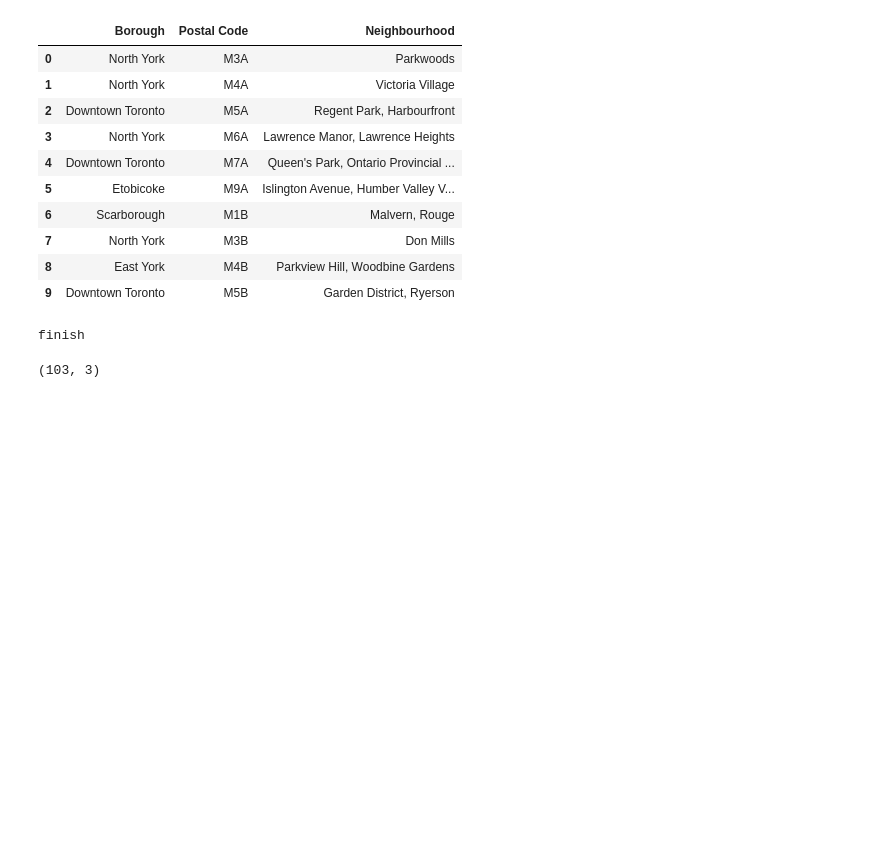
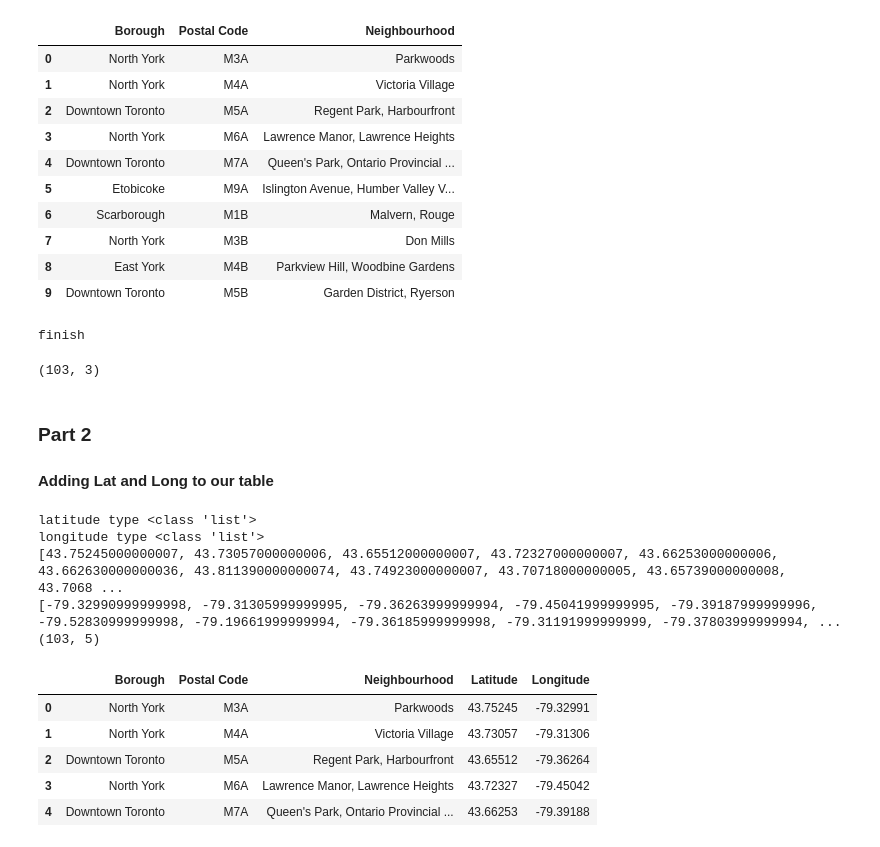
Before and after one commit to 4094238/Coursera_Capstone, a Jupyter notebook: Capstone Project Course!.ipynb, the cells around one changed output. Cells and saved outputs as stored; diff of their text form; code cells hidden in the pictures; blank space fills up the shorter version.

```diff
--- a/Capstone Project Course!.ipynb
+++ b/Capstone Project Course!.ipynb
@@ -101,3 +101,6 @@ finish
 df.shape
 # %% [output]
 (103, 3)
+# %% [markdown]
+### Part 2
+#### Adding Lat and Long to our table
@@ -103,0 +109,43 @@ df.shape
+# %%
+# empty lists
+
+latitude = list()
+longitude = list()
+
+# looping to generate list with lat and long for each postal code
+
+for i in df['Postal Code']:
+    g = geocoder.arcgis("{}, Toronto, Ontario".format(i))
+    lat = g.json['lat']
+    lng = g.json['lng']
+    latitude.append(lat)
+    longitude.append(lng)
+
+# printing to check everything went well
+
+print("latitude type", type(latitude))
+print('longitude type', type(longitude))
+print(latitude)
+print(longitude)
+
+# adding latitude and lingitude columns to our dataframe
+
+df['Latitude'] = latitude
+df['Longitude'] = longitude
+
+# checking everything went well
+
+print(df.shape)
+df.head()
+# %% [output]
+latitude type <class 'list'>
+longitude type <class 'list'>
+[43.75245000000007, 43.73057000000006, 43.65512000000007, 43.72327000000007, 43.66253000000006, 43.662630000000036, 43.811390000000074, 43.74923000000007, 43.70718000000005, 43.65739000000008, 43.7068 ...
+[-79.32990999999998, -79.31305999999995, -79.36263999999994, -79.45041999999995, -79.39187999999996, -79.52830999999998, -79.19661999999994, -79.36185999999998, -79.31191999999999, -79.37803999999994, ...
+(103, 5)
+|  | Borough | Postal Code | Neighbourhood | Latitude | Longitude |
+| 0 | North York | M3A | Parkwoods | 43.75245 | -79.32991 |
+| 1 | North York | M4A | Victoria Village | 43.73057 | -79.31306 |
+| 2 | Downtown Toronto | M5A | Regent Park, Harbourfront | 43.65512 | -79.36264 |
+| 3 | North York | M6A | Lawrence Manor, Lawrence Heights | 43.72327 | -79.45042 |
+| 4 | Downtown Toronto | M7A | Queen's Park, Ontario Provincial ... | 43.66253 | -79.39188 |
```
Also changed, not shown: parts of 2 cells of this notebook.
